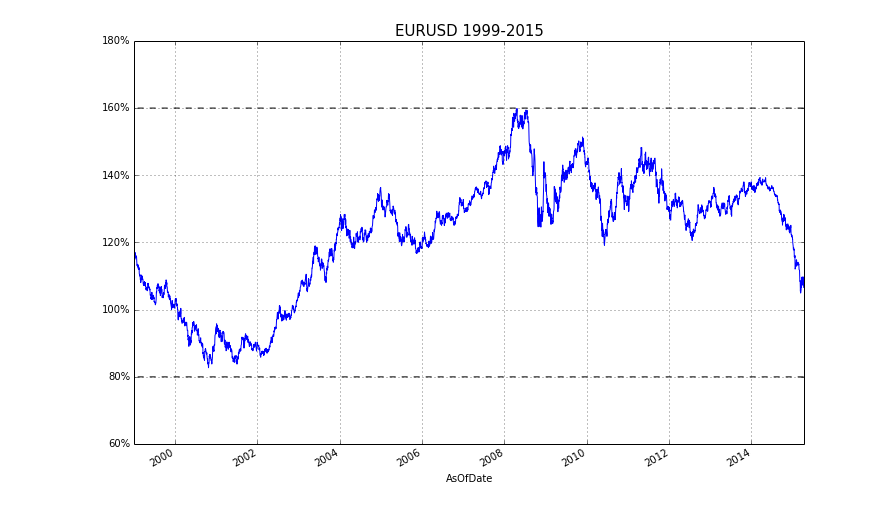
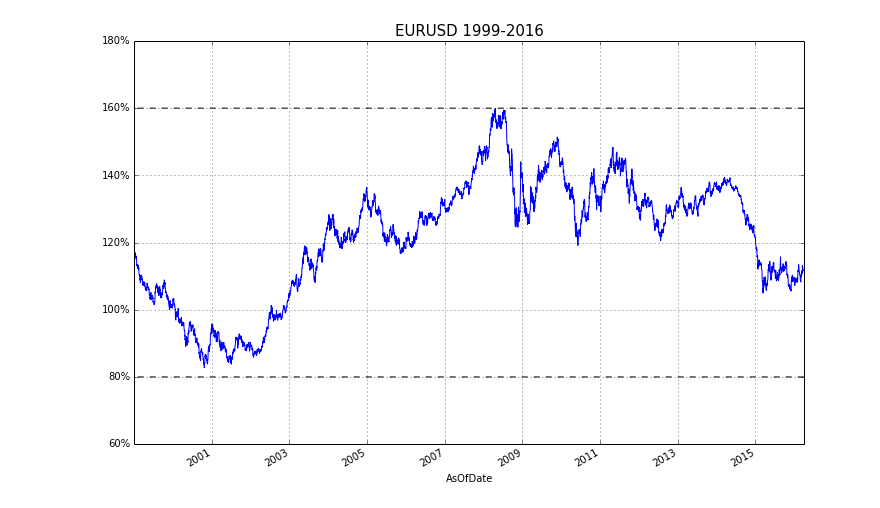
Before and after one commit to rguillemot/Formation_Finance, a Jupyter notebook: Forex_Credit_Equity/notebook/EURUSD.ipynb, the cells around one changed output. Drawn from its saved outputs; the diff is of its cells as text; code cells hidden in the pictures.

```diff
--- a/Forex_Credit_Equity/notebook/EURUSD.ipynb
+++ b/Forex_Credit_Equity/notebook/EURUSD.ipynb
@@ -4,19 +4,21 @@
 import pandas as pd
 # %%
 EURUSD = pd.read_excel("..\\excel\\MktData.xlsx","Histo")
+# %%
+EURUSD.set_index('AsOfDate',inplace=True)
 # %%
 from pandas import datetools
 
 def yfunc(y, pos=0):
          return '%1.0f'%(y*100)+'%'
 
 fig, ax = plt.subplots(figsize=(12,8))
 EURUSD.Rate.plot(ax)
 ax.yaxis.set_major_formatter(FuncFormatter(yfunc))
-ax.set_title('EURUSD 1999-2015',fontsize=15)
+ax.set_title('EURUSD 1999-2016',fontsize=15)
 ax.plot(EURUSD.index.tolist(),[1.6]*len(EURUSD),linestyle='--',color='black')
 ax.plot(EURUSD.index.tolist(),[0.8]*len(EURUSD),linestyle='--',color='black')
 ax.set_ylim(0.6,1.8)
 plt.savefig('../figures/EURUSDHisto.png', bbox_inches='tight')
 # %% [output]
-[figure, old version]
+[figure, new version]
```
Also changed, not shown: 18 other files.
